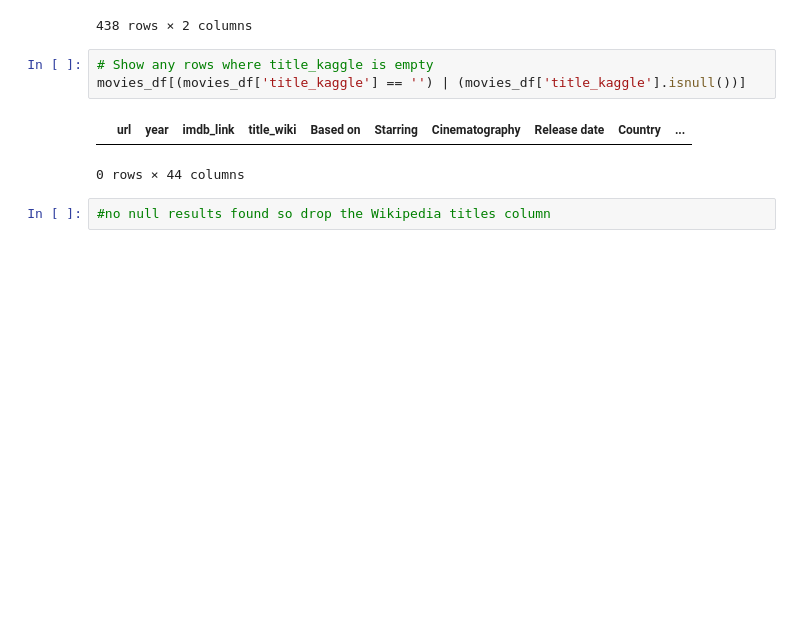
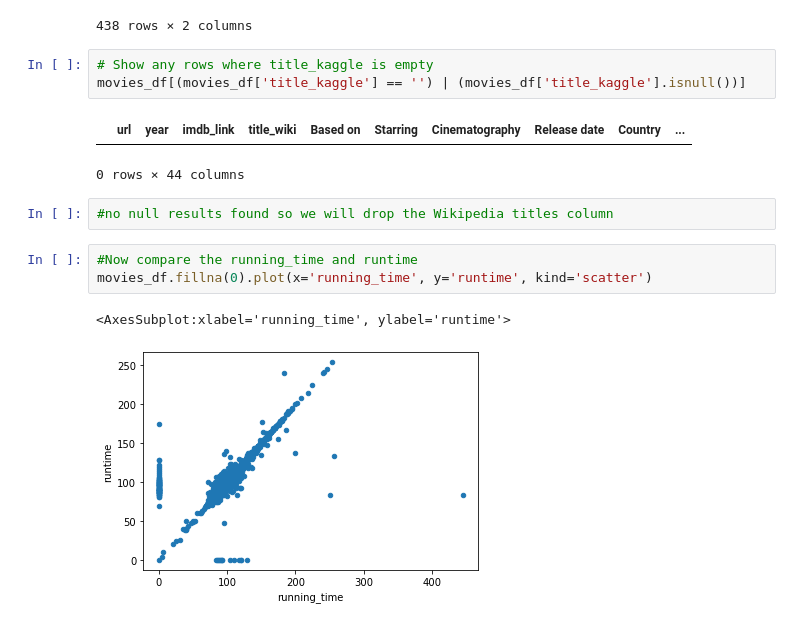
Before and after one commit to shaileeM/Movies-ETL, a Jupyter notebook: Movies_Extract.ipynb, the cells around one changed output. Drawn from its saved outputs; the diff is of its cells as text; blank space fills up the shorter version.

Commit message:
decided the column to pick

```diff
--- a/Movies_Extract.ipynb
+++ b/Movies_Extract.ipynb
@@ -825,4 +825,10 @@ movies_df[(movies_df['title_kaggle'] == '') | (movies_df['title_kaggle'].isnull(
 |  | url | year | imdb_link | title_wiki | Based on | Starring | Cinematography | Release date | Country | ... |
 0 rows × 44 columns
 # %%
-#no null results found so drop the Wikipedia titles column
+#no null results found so we will drop the Wikipedia titles column
+# %%
+#Now compare the running_time and runtime
+movies_df.fillna(0).plot(x='running_time', y='runtime', kind='scatter')
+# %% [output]
+<AxesSubplot:xlabel='running_time', ylabel='runtime'>
+[figure, added]
```
Also changed, not shown: parts of 16 cells of this notebook.
